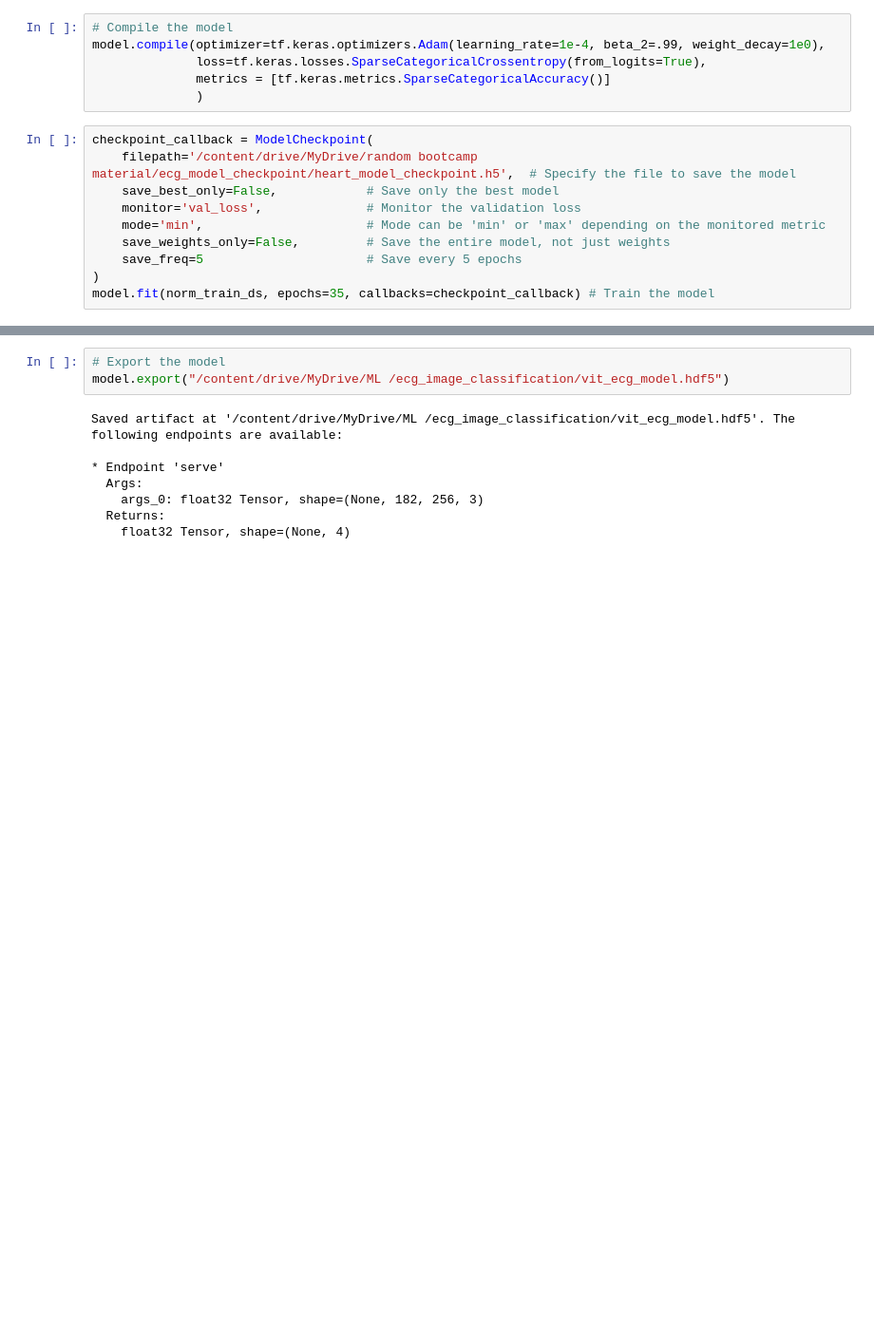
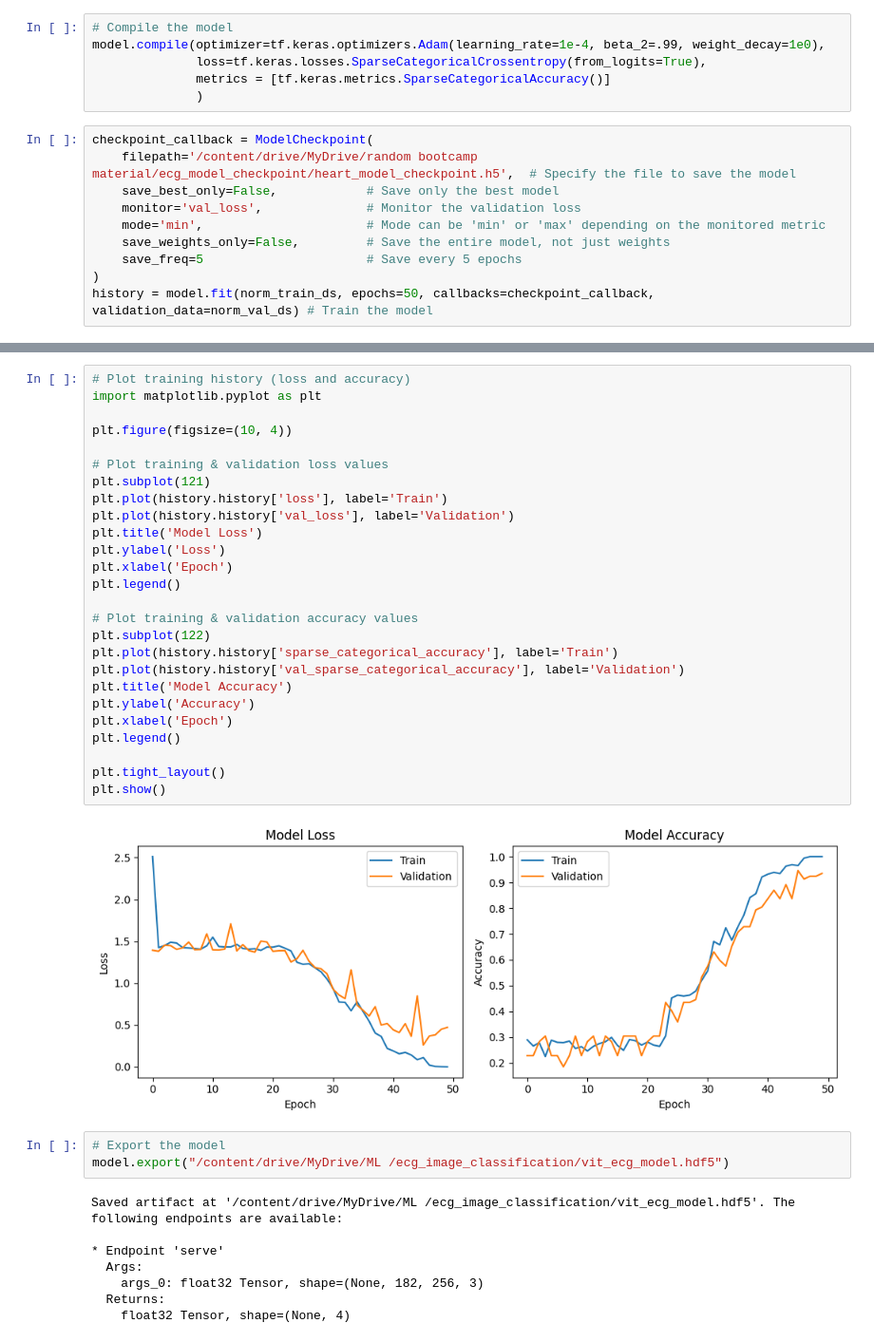
Before and after one commit to MahsaBakhtiari/ECG_image_classification, a Jupyter notebook: vit_ecg_model.ipynb, the cells around one changed output, grey strips where cells are left out. Shown: that part at 95% size. Saved outputs shown, nothing was run; the diff lists cells and outputs as text; blank space fills up the shorter version.

Commit message:
updated version with validation plot

```diff
--- a/vit_ecg_model.ipynb
+++ b/vit_ecg_model.ipynb
@@ -129,5 +129,5 @@ checkpoint_callback = ModelCheckpoint(
     save_weights_only=False,         # Save the entire model, not just weights
     save_freq=5                      # Save every 5 epochs
 )
-model.fit(norm_train_ds, epochs=35, callbacks=checkpoint_callback) # Train the model
+history = model.fit(norm_train_ds, epochs=50, callbacks=checkpoint_callback, validation_data=norm_val_ds) # Train the model
 # %% [output]
@@ -163,3 +163,31 @@ model_loss, model_accuracy = model.evaluate(norm_train_ds, verbose= 2)
+# %%
+# Plot training history (loss and accuracy)
+import matplotlib.pyplot as plt
+
+plt.figure(figsize=(10, 4))
+
+# Plot training & validation loss values
+plt.subplot(121)
+plt.plot(history.history['loss'], label='Train')
+plt.plot(history.history['val_loss'], label='Validation')
+plt.title('Model Loss')
+plt.ylabel('Loss')
+plt.xlabel('Epoch')
+plt.legend()
+
+# Plot training & validation accuracy values
+plt.subplot(122)
+plt.plot(history.history['sparse_categorical_accuracy'], label='Train')
+plt.plot(history.history['val_sparse_categorical_accuracy'], label='Validation')
+plt.title('Model Accuracy')
+plt.ylabel('Accuracy')
+plt.xlabel('Epoch')
+plt.legend()
+
+plt.tight_layout()
+plt.show()
+# %% [output]
+[figure, added]
 # %%
 # Export the model
 model.export("/content/drive/MyDrive/ML /ecg_image_classification/vit_ecg_model.hdf5")
```
Also changed, not shown: parts of 6 cells of this notebook.
